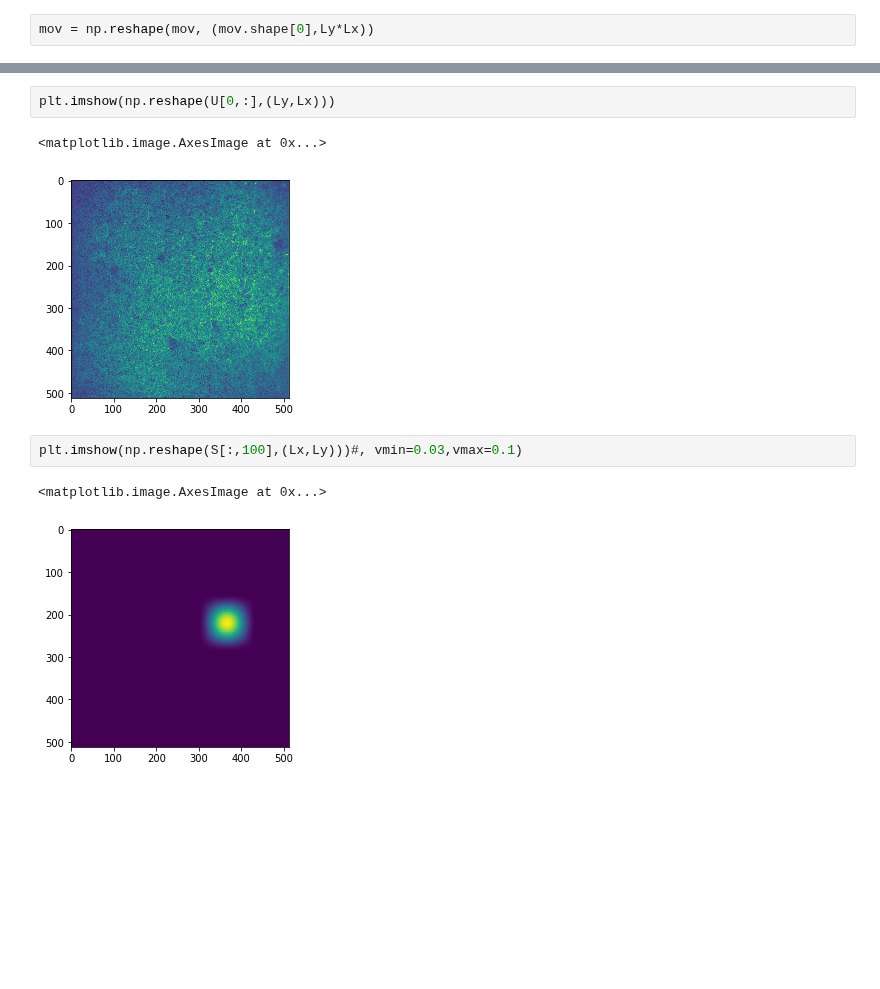
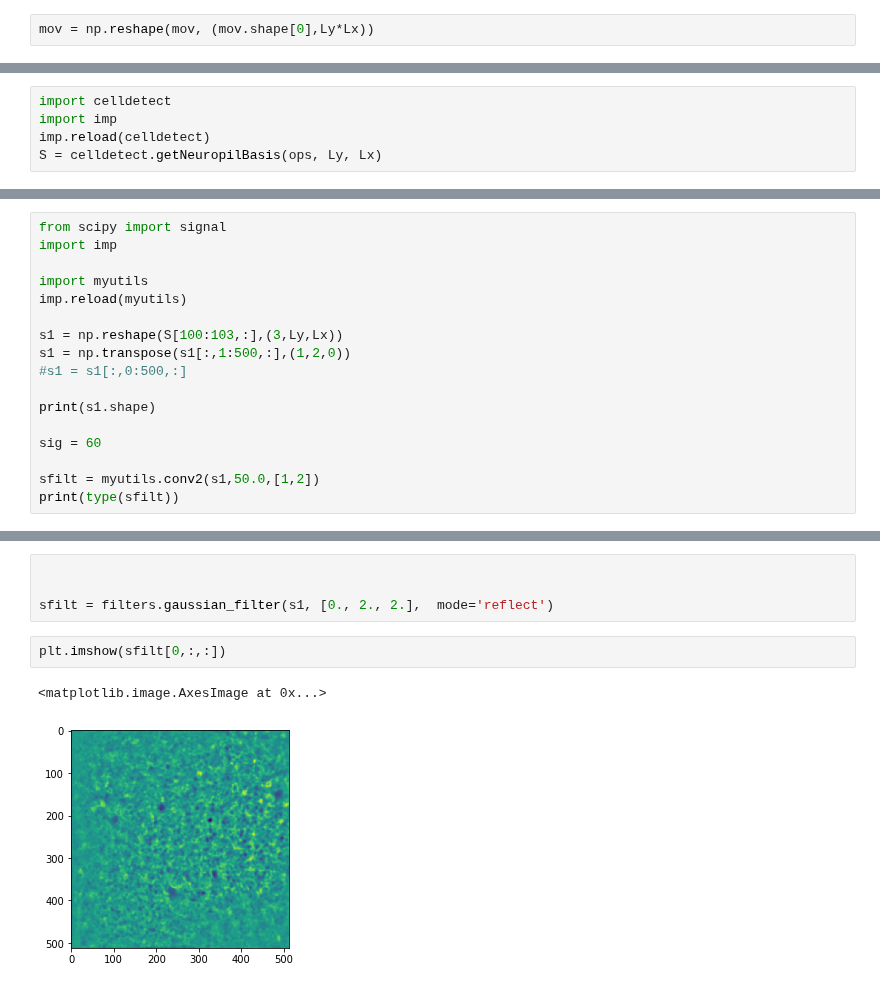
Before and after one commit to MouseLand/suite2p, a Jupyter notebook: trycelldetect.ipynb, the cells around one changed output, grey strips where cells are left out. Cells and saved outputs as stored; diff of their text form; blank space fills up the shorter version.

Commit message:
celldetect

```diff
--- a/trycelldetect.ipynb
+++ b/trycelldetect.ipynb
@@ -134,3 +134,8 @@ S = getNeuropilBasis(ops, Ly, Lx)
+# %%
+import celldetect
+import imp
+imp.reload(celldetect)
+S = celldetect.getNeuropilBasis(ops, Ly, Lx)
 # %%
 # compute covariance of binned frames
 cov = (mov @ np.transpose(mov)) / mov.shape[1]
@@ -215,0 +426,17 @@ while it==0:
+# %%
+from scipy import signal
+import imp
+
+import myutils
+imp.reload(myutils)
+
+s1 = np.reshape(S[100:103,:],(3,Ly,Lx))
+s1 = np.transpose(s1[:,1:500,:],(1,2,0))
+#s1 = s1[:,0:500,:]
+
+print(s1.shape)
+
+sig = 60
+
+sfilt = myutils.conv2(s1,50.0,[1,2])
+print(type(sfilt))
@@ -216,10 +461,9 @@ while it==0:
+# %%
+
+
+sfilt = filters.gaussian_filter(s1, [0., 2., 2.],  mode='reflect')
 # %%
-plt.imshow(np.reshape(U[0,:],(Ly,Lx)))
+plt.imshow(sfilt[0,:,:])
 # %% [output]
 <matplotlib.image.AxesImage at 0x...>
-[figure, old version]
+[figure, new version]
-# %%
-plt.imshow(np.reshape(S[:,100],(Lx,Ly)))#, vmin=0.03,vmax=0.1)
-# %% [output]
-<matplotlib.image.AxesImage at 0x...>
-[figure, removed]
```
Also changed, not shown: parts of 24 cells of this notebook.
